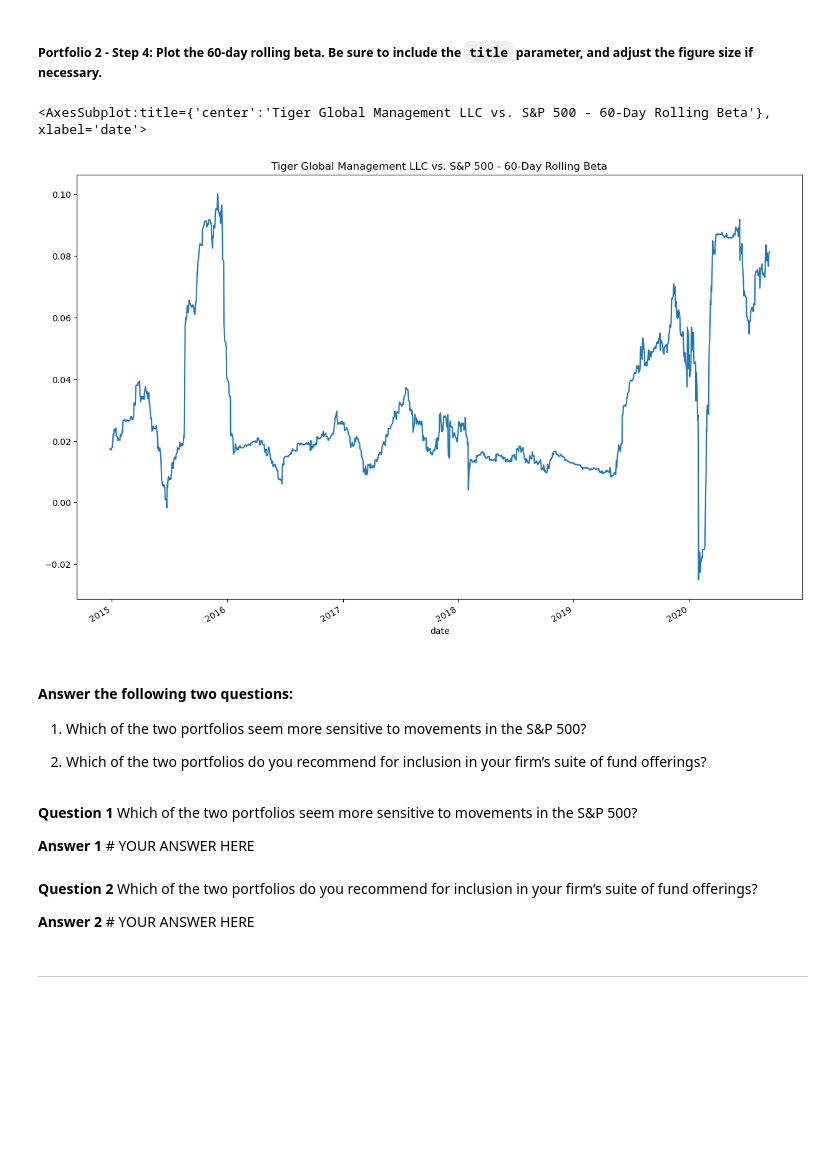
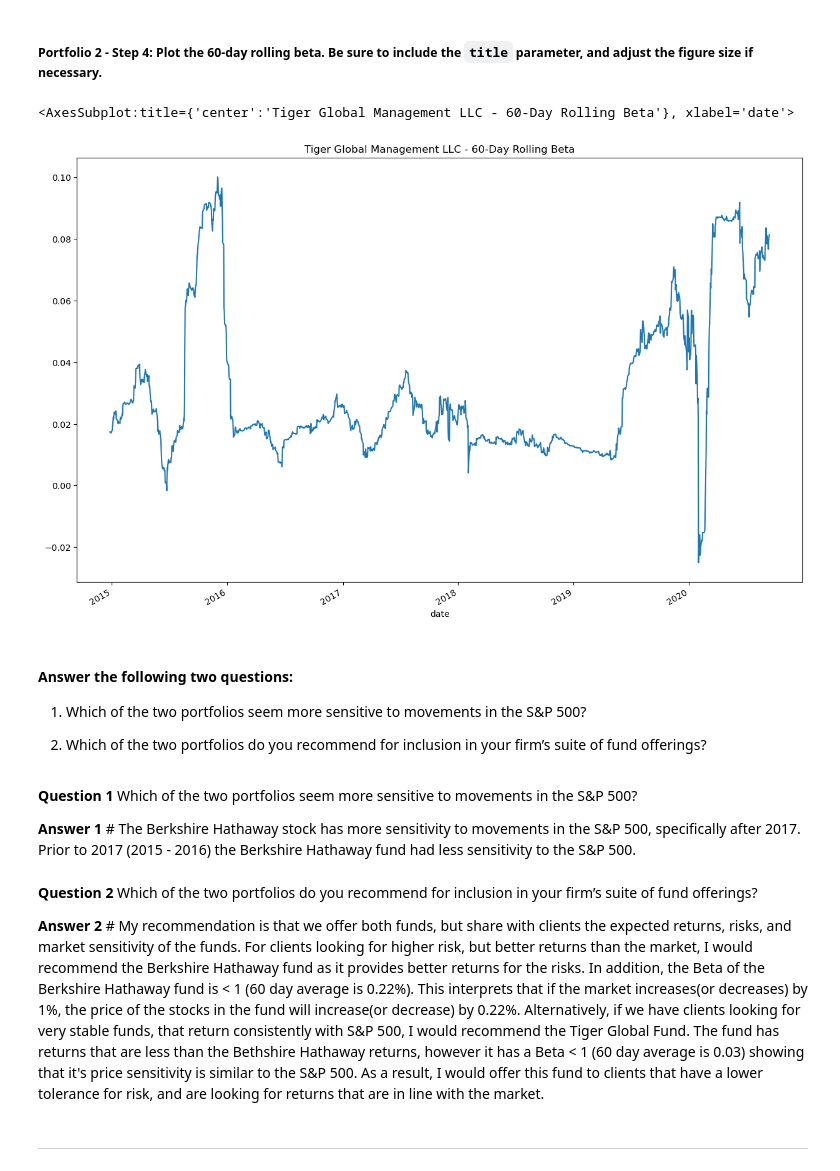
Before and after one commit to ssenhouse/challenge-4-041323, a Jupyter notebook: Starter_Code/risk_return_analysis.ipynb, the cells around one changed output. Saved outputs shown, nothing was run; the diff lists cells and outputs as text; code cells hidden in the pictures; blank space fills up the shorter version.

```diff
--- a/Starter_Code/risk_return_analysis.ipynb
+++ b/Starter_Code/risk_return_analysis.ipynb
@@ -485,7 +486,7 @@ dtype: float64
 # Review the last five rows of the beta information
 
 # Portfolio 2: Tiger Global Fund Beta calculation
-beta_tg = (whale_daily_returns['TIGER GLOBAL MANAGEMENT LLC']).rolling(window = 60).cov(whale_daily_returns['S&P 500'])/s_and_p500_var
+beta_tg = covariance_tg_spx/s_and_p500_var
 beta_tg_clean=beta_tg.dropna()
 beta_tg_clean.tail()
 # %% [output]
@@ -510,12 +511,12 @@ beta_tg_clean.mean()
 # %%
 # Plot the rolling beta
 # Include a title parameter and adjust the figure size
 
 # Portfolio 2: Tiger Management Inc fund Rolling 60-day average beta.
-beta_tg_clean.plot(figsize = (15,10), title = "Tiger Global Management LLC vs. S&P 500 - 60-Day Rolling Beta")
+beta_tg_clean.plot(figsize = (15,10), title = "Tiger Global Management LLC - 60-Day Rolling Beta")
 # %% [output]
-<AxesSubplot:title={'center':'Tiger Global Management LLC vs. S&P 500 - 60-Day Rolling Beta'}, xlabel='date'>
+<AxesSubplot:title={'center':'Tiger Global Management LLC - 60-Day Rolling Beta'}, xlabel='date'>
-[figure, old version]
+[figure, new version]
 # %% [markdown]
 #### Answer the following two questions:
 
@@ -525,10 +526,11 @@ beta_tg_clean.plot(figsize = (15,10), title = "Tiger Global Management LLC vs. S
 # %% [markdown]
 **Question 1** Which of the two portfolios seem more sensitive to movements in the S&P 500?
 
-**Answer 1** # YOUR ANSWER HERE
+**Answer 1** # The Berkshire Hathaway stock has more sensitivity to movements in the S&P 500, specifically after 2017. Prior to 2017 (2015 - 2016) the Berkshire Hathaway fund had less sensitivity to the S&P 500.
-# %% [markdown]
-**Question 2** Which of the two portfolios do you recommend for inclusion in your firm’s suite of fund offerings?
-
-**Answer 2** # YOUR ANSWER HERE
+# %% [markdown]
+**Question 2** Which of the two portfolios do you recommend for inclusion in your firm’s suite of fund offerings?
+
+**Answer 2** # My recommendation is that we offer both funds, but share with clients the expected returns, risks, and market sensitivity of the funds. For clients looking for higher risk, but better returns than the market, I would recommend the Berkshire Hathaway fund as it provides better returns for the risks. In addition, the Beta of the Berkshire Hathaway fund is < 1 (60 day average is 0.22%). This interprets that if the market increases(or decreases) by 1%, the price of the stocks in the fund will increase(or decrease) by 0.22%.
+Alternatively, if we have clients looking for very stable funds, that return consistently with S&P 500, I would recommend the Tiger Global Fund. The fund has returns that are less than the Bethshire Hathaway returns, however it has a Beta < 1 (60 day average is 0.03) showing that it's price sensitivity is similar to the S&P 500. As a result, I would offer this fund to clients that have a lower tolerance for risk, and are looking for returns that are in line with the market.
 # %% [markdown]
 ---
```
Also changed, not shown: parts of 4 cells of this notebook.
